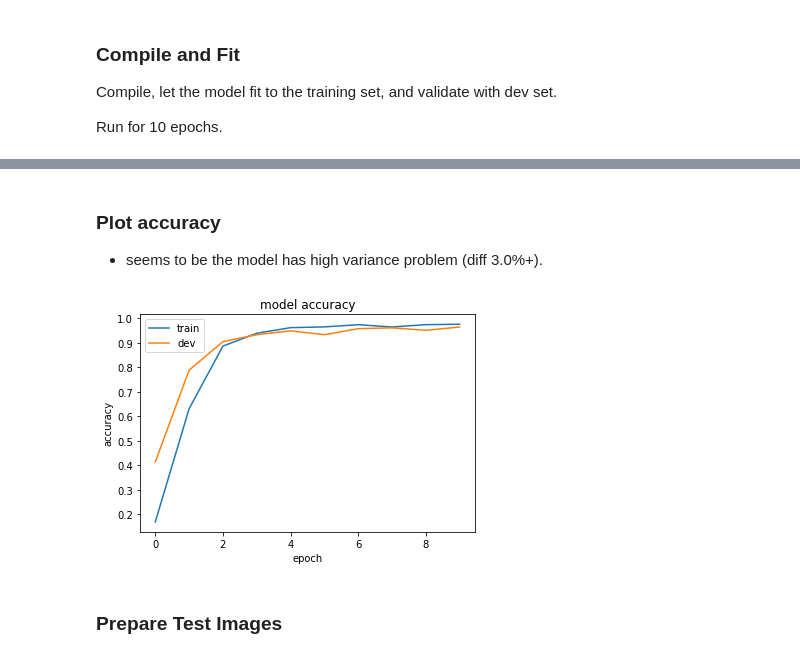
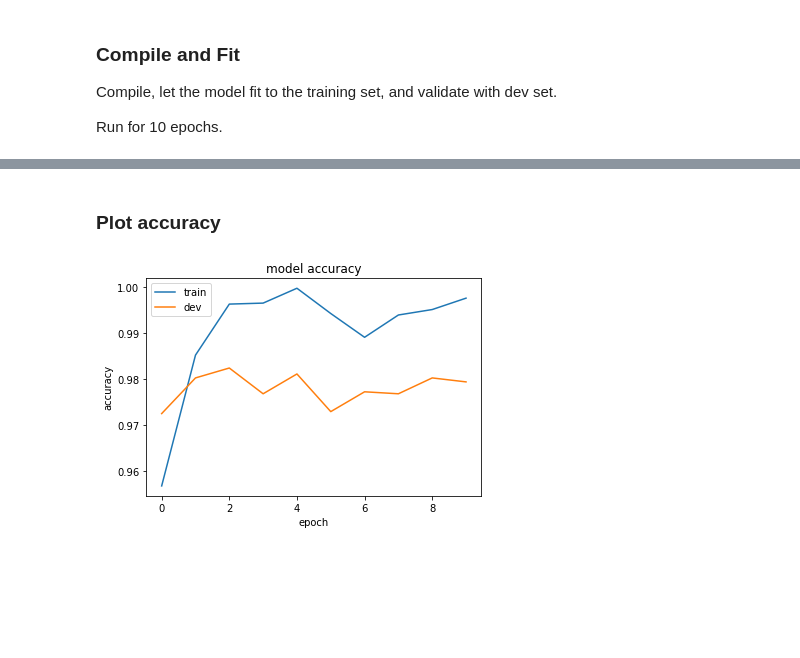
Before and after one commit to rubycho/cv-notes, a Jupyter notebook: CV01/CV01 Transfer Learning, Classification.ipynb, the cells around one changed output, grey strips where cells are left out. Drawn from its saved outputs; the diff is of its cells as text; code cells hidden in the pictures; blank space fills up the shorter version.

```diff
--- a/CV01/CV01 Transfer Learning, Classification.ipynb
+++ b/CV01/CV01 Transfer Learning, Classification.ipynb
@@ -74,3 +61,13 @@ Found 7841 images belonging to 43 classes.
+# %%
+size = (224, 224)
+
+train_ds = train_ds.map(lambda x, y: (tf.image.resize(x, size), y))
+test_ds = test_ds.map(lambda x, y: (tf.image.resize(x, size), y))
+
+batch_size = 32
+
+train_ds = train_ds.cache().batch(batch_size).prefetch(buffer_size=10)
+test_ds = test_ds.cache().batch(batch_size).prefetch(buffer_size=10)
 # %% [markdown]
 ### Build model
 
@@ -107,0 +75,23 @@ _________________________________________________________________
+# %%
+from tensorflow import keras
+from tensorflow.keras.layers import Input, Conv2D, MaxPooling2D, Flatten, Dense, Dropout
+from tensorflow.keras.models import Model
+
+from tensorflow.keras.applications.vgg16 import VGG16
+from tensorflow.keras.applications.vgg16 import preprocess_input
+
+model = VGG16(include_top=False, input_shape=(*size, 3))
+model.trainable = False
+
+inputs = Input((*size, 3))
+x = preprocess_input(inputs)
+
+x = model(x)
+
+x = Flatten()(x)
+x = Dense(4096, activation='relu', kernel_initializer='he_normal')(x)
+x = Dense(4096 , activation='relu', kernel_initializer='he_normal')(x)
+x = Dense(1, activation='sigmoid')(x)
+
+model = Model(inputs=inputs, outputs=x)
+model.summary()
@@ -112,11 +120,13 @@ Compile, let the model fit to the training set, and validate with dev set.
 
 Run for 10 epochs.
 # %%
-model.compile(optimizer='adam', loss='categorical_crossentropy', metrics=['accuracy'])
+from tensorflow.keras.optimizers import Adam
+
+model.compile(optimizer='adam', loss='binary_crossentropy', metrics=['binary_accuracy'])
 history = model.fit(
-    x=train_generator,
+    x=train_ds,
     epochs=10,
-    validation_data=dev_generator,
+    validation_data=test_ds
 )
 # %% [output]
 Epoch 1/10
@@ -142,19 +152,15 @@ Epoch 10/10
-# %% [markdown]
-### Plot accuracy
-
-- seems to be the model has high variance problem (diff 3.0%+).
+# %% [markdown]
+### Plot accuracy
 # %%
 import matplotlib.pyplot as plt
 
-plt.plot(history.history['accuracy'])
-plt.plot(history.history['val_accuracy'])
+plt.plot(history.history['binary_accuracy'])
+plt.plot(history.history['val_binary_accuracy'])
 
 plt.title('model accuracy')
 plt.ylabel('accuracy')
 plt.xlabel('epoch')
 plt.legend(['train', 'dev'])
 plt.show()
 # %% [output]
-[figure, old version]
+[figure, new version]
-# %% [markdown]
-### Prepare Test Images
```
Also changed, not shown: parts of 20 cells of this notebook.
